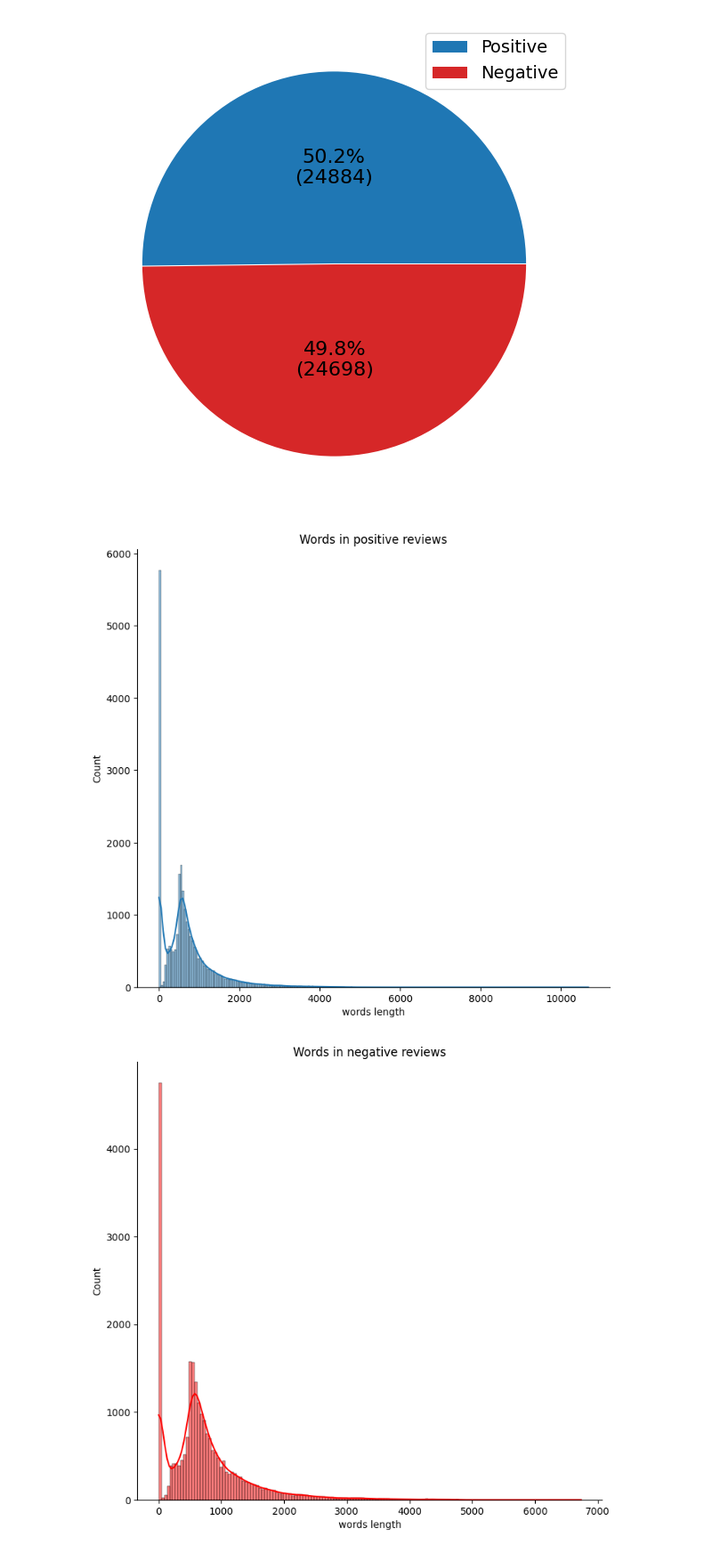
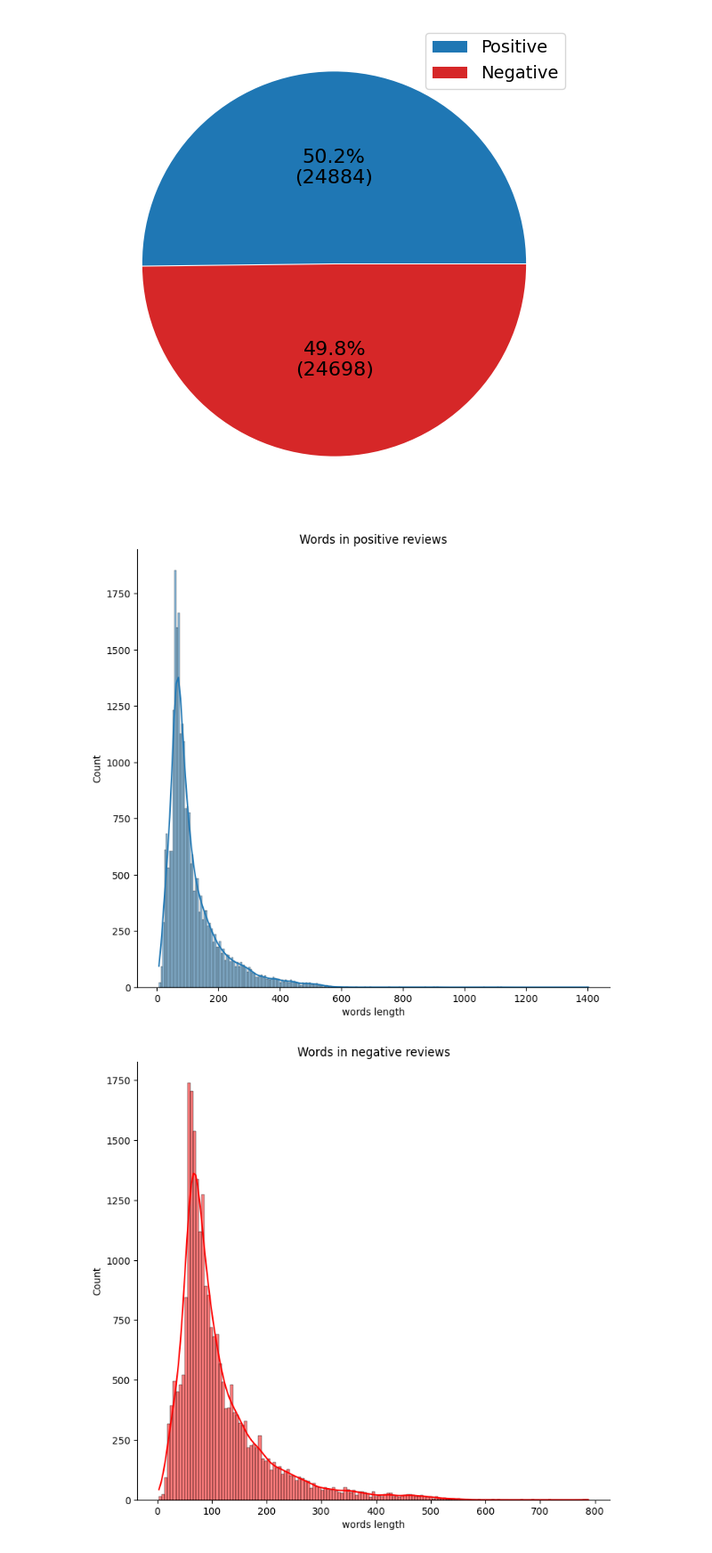
Before and after one commit to le11nguyen/Sentiment-analysis, a Jupyter notebook: Sentiment_Analysis.ipynb, the cells around one changed output. Shown at 89% size. Saved outputs shown, nothing was run; the diff lists cells and outputs as text; code cells hidden in the pictures.

```diff
--- a/Sentiment_Analysis.ipynb
+++ b/Sentiment_Analysis.ipynb
@@ -20,3 +20,12 @@ Data columns (total 2 columns):
  1   sentiment  49582 non-null  object
 dtypes: object(2)
 memory usage: 1.1+ MB
+# %%
+# prompt: count how many words in review column and get total
+
+# Assuming 'review' is the column name containing the text reviews
+df['word_count'] = df['review'].apply(lambda x: len(str(x).split()))
+
+total_words = df['word_count'].sum()
+
+print(f"Total number of words in the 'review' column: {total_words}")
@@ -111,25 +130,24 @@ plt . show ()
 # %% [output]
 [figure]
 # %%
-words_len = df['review'].map( lambda x: len(x) )
-df_temp = df. copy ()
+words_len = df['review']. str . split () . map( lambda x: len(x) )
 df_temp ['words length'] = words_len
 
 hist_positive = sns. displot ( data = df_temp [ df_temp ['sentiment'] == 'positive'] ,
                               x="words length", hue="sentiment", kde=True , height =7 , aspect =1.1 , legend =False
                                ) .set ( title ='Words in positive reviews')
 plt . show ( hist_positive )
 
 hist_negative = sns. displot ( data = df_temp [ df_temp ['sentiment'] == 'negative'] ,
                               x="words length", hue="sentiment", kde=True , height =7 , aspect =1.1 , legend =False , palette =[ 'red']
                                ) .set ( title ='Words in negative reviews')
 plt . show ( hist_negative )
 
 plt . figure ( figsize =(7 ,7.1) )
 kernel_distibution_number_words_plot = sns. kdeplot (data = df_temp , x="words length", hue="sentiment",
                                                      fill =True , palette =[ sns .color_palette () [0] , 'red']) .set ( title ='Words in reviews')
 plt . legend ( title ='Sentiment', labels =[ 'negative', 'positive'])
 plt . show ( kernel_distibution_number_words_plot )
 # %% [output]
-[figure, old version]
+[figure, new version]
-[figure, old version]
+[figure, new version]
```
Also changed, not shown: parts of 7 cells of this notebook.
